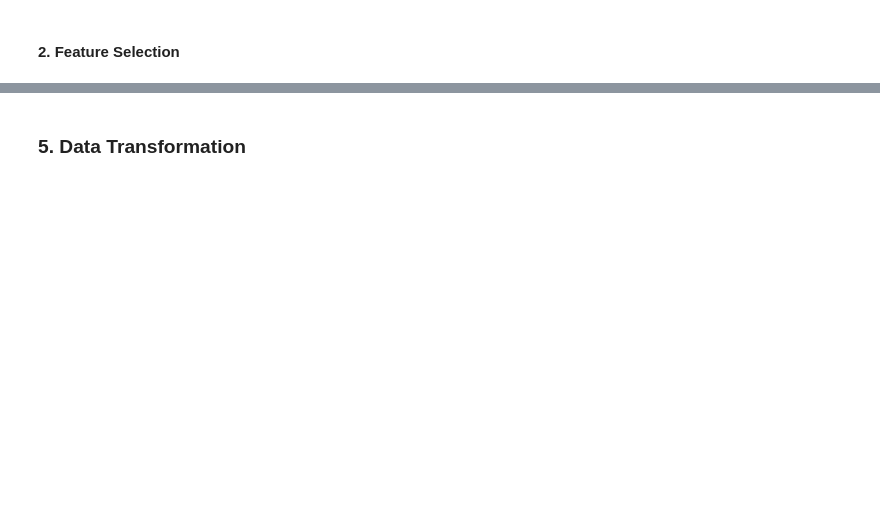
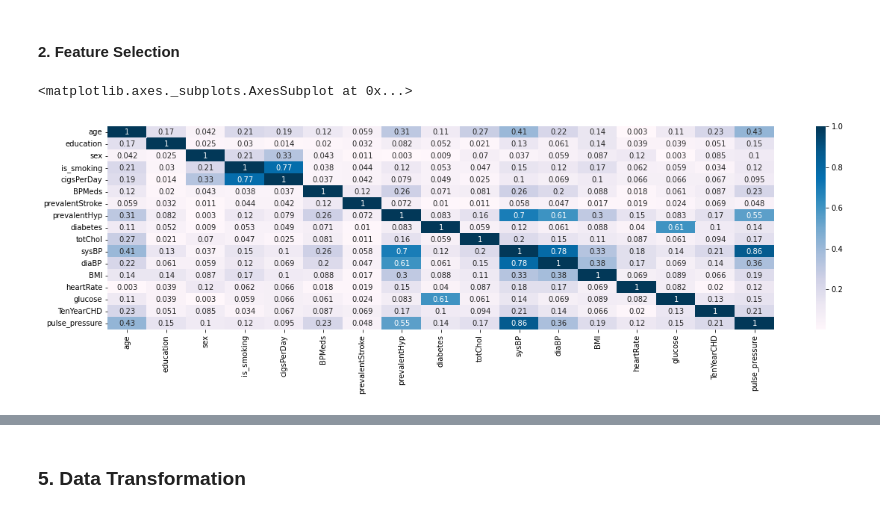
Before and after one commit to ashisaxena710/Cardiovascular-Risk-Prediction, a Jupyter notebook: IndividualColabAshi_CardiovascularRiskPrediction.ipynb, the cells around one changed output, grey strips where cells are left out. Drawn from its saved outputs; the diff is of its cells as text; code cells hidden in the pictures; blank space fills up the shorter version.

```diff
--- a/IndividualColabAshi_CardiovascularRiskPrediction.ipynb
+++ b/IndividualColabAshi_CardiovascularRiskPrediction.ipynb
@@ -253,6 +253,6 @@ df['glucose'].fillna(df['glucose'].median(), inplace=True)
 df['education'].fillna(df['education'].mode()[0], inplace=True)
 df['BPMeds'].fillna(df['BPMeds'].mode()[0], inplace=True)
 df['totChol'].fillna(df['totChol'].median(), inplace=True)
-df['cigsPerDay'].fillna(df['cigsPerDay'].median(), inplace=True)
+df['cigsPerDay'].fillna(df['cigsPerDay'].mean(), inplace=True)
 df['BMI'].fillna(df['BMI'].median(), inplace=True)
 df['heartRate'].fillna(df['heartRate'].median(), inplace=True)
@@ -721,3 +678,7 @@ detect_outliers(df,Continuous_columns)
+# %%
+# Encode your categorical columns
+df['sex'].replace({'M':0,'F':1},inplace=True)
+df['is_smoking'].replace({'NO':0,'YES':1},inplace=True)
 # %% [markdown]
 ### 4. Feature Manipulation & Selection
 # %% [markdown]
@@ -727,4 +712,11 @@ detect_outliers(df,Continuous_columns)
 # %% [markdown]
 #### 2. Feature Selection
+# %%
+df['pulse_pressure']= round(df['sysBP']-df['diaBP'],2)
 # %%
 # Select your features wisely to avoid overfitting
+plt.figure(figsize=(20,5))
+sns.heatmap(abs(round(df.corr(),3)), annot=True, cmap='PuBu')
+# %% [output]
+<matplotlib.axes._subplots.AxesSubplot at 0x...>
+[figure, added]
```
Also changed, not shown: parts of 32 cells of this notebook.
